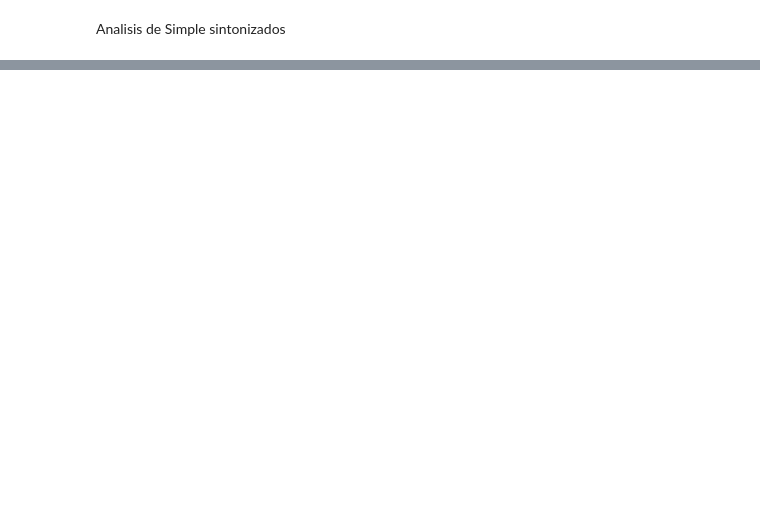
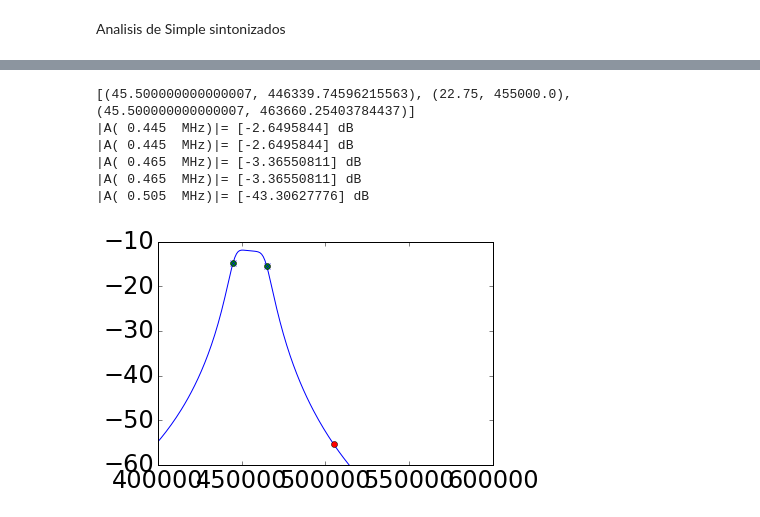
Before and after one commit to alejandro-alm/eaiii, a Jupyter notebook: Proyecto_2018/Diagrama en bloques/Proyecto2018_Diagrama en bloques .ipynb, the cells around one changed output, grey strips where cells are left out. Saved outputs shown, nothing was run; the diff lists cells and outputs as text; code cells hidden in the pictures; blank space fills up the shorter version.

```diff
--- a/Proyecto_2018/Diagrama en bloques/Proyecto2018_Diagrama en bloques .ipynb
+++ b/Proyecto_2018/Diagrama en bloques/Proyecto2018_Diagrama en bloques .ipynb
@@ -232,0 +182,30 @@ plt.show()
+# %%
+#Filtro 2FI
+gif2   = 1.  # atenuacion
+mi2    = 3  # numero de etapas
+BWif2  = BWo # ancho de banda
+kif2 = FiltroBT(fif2,BWif2,mi2)
+print(kif2)
+
+k  = kif2
+fo = fif2
+BW = BWif2
+
+fci  = fo - BW/2
+fcs  = fo + BW/2
+fcos = fo + BWo/2
+fcoi = fo - BWo/2
+fimg = fo + dfch
+
+plotStage(fci,fcoi,fo,fcos,fcs,fimg,k)
+plt.xlim([0.4e6, 0.6e6])
+plt.ylim([-60 , -10])
+plt.show()
+# %% [output]
+[(45.500000000000007, 446339.74596215563), (22.75, 455000.0), (45.500000000000007, 463660.25403784437)]
+|A( 0.445  MHz)|= [-2.6495844] dB
+|A( 0.445  MHz)|= [-2.6495844] dB
+|A( 0.465  MHz)|= [-3.36550811] dB
+|A( 0.465  MHz)|= [-3.36550811] dB
+|A( 0.505  MHz)|= [-43.30627776] dB
+[figure, added]
```
Also changed, not shown: parts of 9 cells of this notebook, 49 other files.
